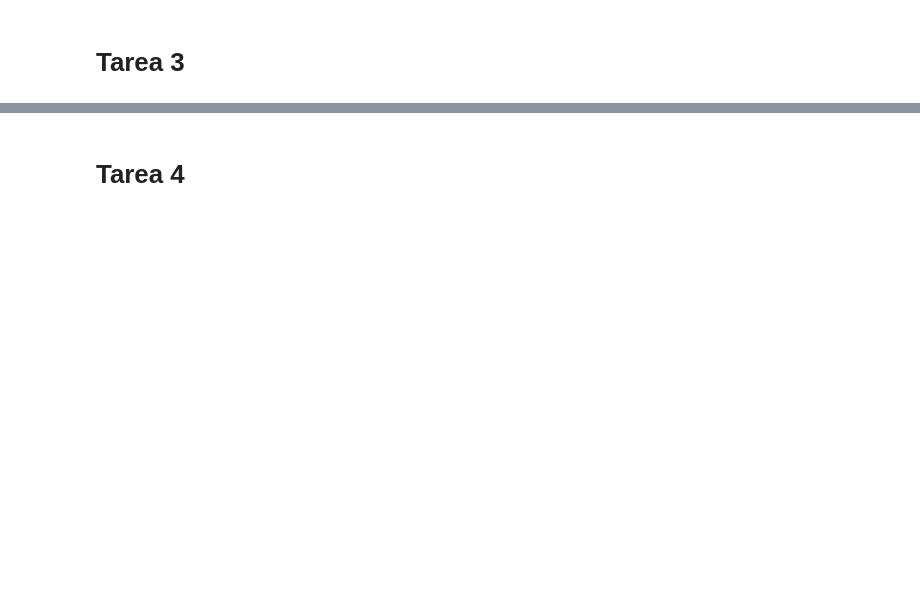
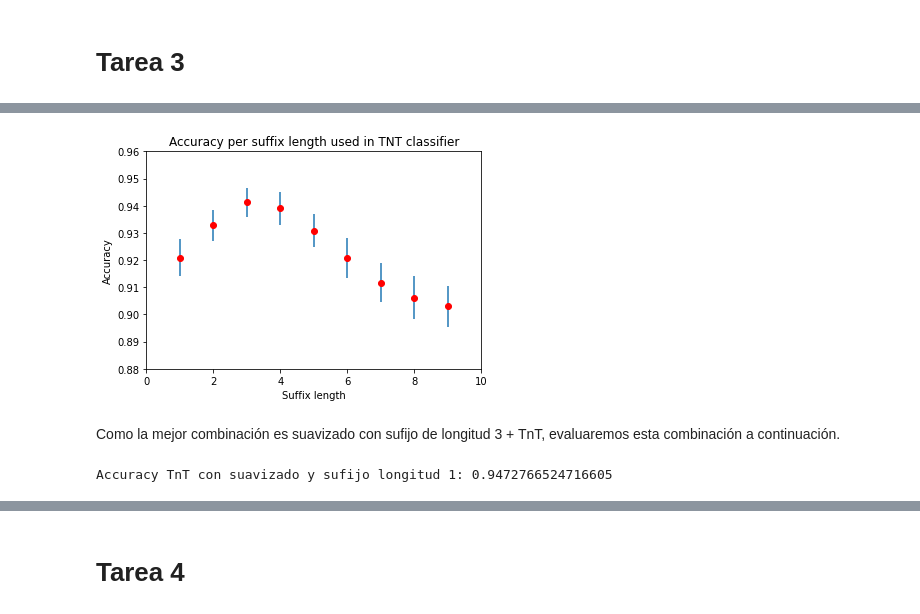
Before and after one commit to jiwidi/MIARFID, a Jupyter notebook: LC/final_lab/POS_tagigng.ipynb, the cells around one changed output, grey strips where cells are left out. Drawn from its saved outputs; the diff is of its cells as text; code cells hidden in the pictures; blank space fills up the shorter version.

```diff
--- a/LC/final_lab/POS_tagigng.ipynb
+++ b/LC/final_lab/POS_tagigng.ipynb
@@ -311 +350,36 @@ plt.show()
+# %%
+# Calcular los resultados medios y los intervalos de las 9 ejecuciones
+r = []
+intervals = []
+done = False
+i = 0
+while (not done):
+    avg_results = sum(results_tnt_affix_length[i:i+10])/10
+    r.append(avg_results)
+
+    # Intervals
+    tmp_ic = 0
+    for j in range(10):
+        tmp_ic+= (results_tnt_affix_length[i+j] - avg_results) **2
+    tmp_ic= 1.96*math.sqrt(tmp_ic/10)
+    intervals.append(tmp_ic)
+    i += 10
+    if (i == 90) : done = True
+# %%
+xticks = list(range(1,10))
+x=xticks
+y=r # results es una lista con los resultados de cada experimento
+plt.axis([0, 10, 0.88, 0.96])
+plt.ylabel('Accuracy')
+plt.xlabel('Suffix length')
+plt.title('Accuracy per suffix length used in TNT classifier')
+plt.plot(x,y,'ro')
+Tic=intervals # Lista con los intervalos de confianza
+plt.errorbar(x,y,yerr=Tic,linestyle='None')
+plt.savefig('tnt_smooth_all.png')
+plt.show()
+# %% [output]
+[figure, added]
+# %% [markdown]
+Como la mejor combinación es suavizado con sufijo de longitud 3 + TnT, evaluaremos esta combinación a continuación.
 # %%
@@ -332,0 +404,4 @@ for train_index, test_index in kf_fold.split(processed_corpus):
+# %%
+print("Accuracy TnT con suavizado y sufijo longitud 1:", sum(results_tnt_affix_length_3)/len(results_tnt_affix_length_3))
+# %% [output]
+Accuracy TnT con suavizado y sufijo longitud 1: 0.9472766524716605
```
Also changed, not shown: parts of 39 cells of this notebook, 1 other file.
